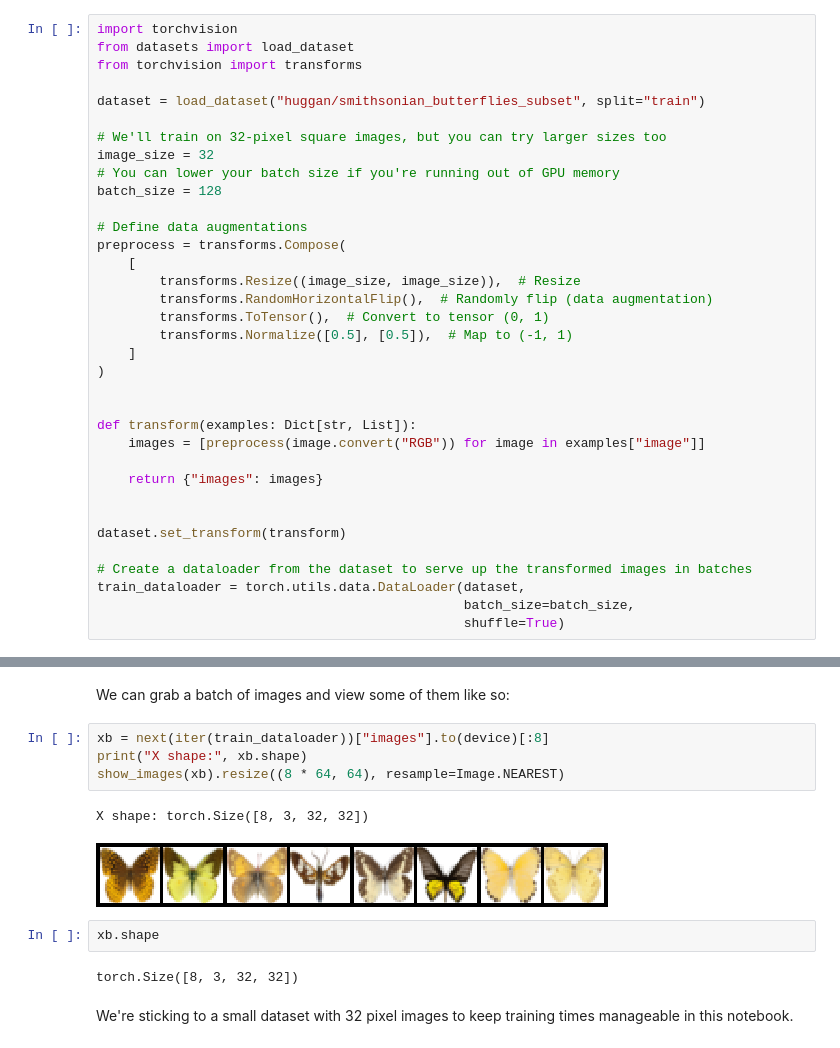
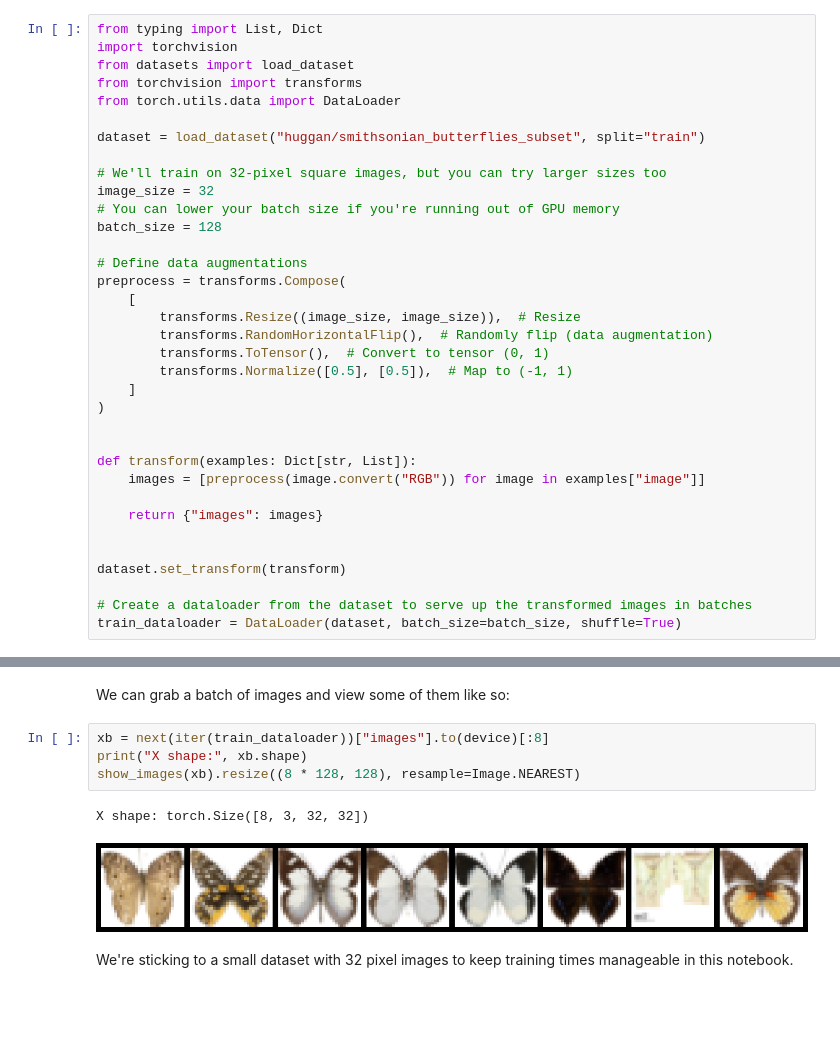
Before and after one commit to matteopilotto/diffusion-models-class, a Jupyter notebook: unit1/01_introduction_to_diffusers.ipynb, the cells around one changed output, grey strips where cells are left out. Drawn from its saved outputs; the diff is of its cells as text; blank space fills up the shorter version.

```diff
--- a/unit1/01_introduction_to_diffusers.ipynb
+++ b/unit1/01_introduction_to_diffusers.ipynb
@@ -187,7 +169,9 @@ from typing import List, Dict
 # %%
+from typing import List, Dict
 import torchvision
 from datasets import load_dataset
 from torchvision import transforms
+from torch.utils.data import DataLoader
 
 dataset = load_dataset("huggan/smithsonian_butterflies_subset", split="train")
 
@@ -216,8 +200,6 @@ def transform(examples: Dict[str, List]):
 dataset.set_transform(transform)
 
 # Create a dataloader from the dataset to serve up the transformed images in batches
-train_dataloader = torch.utils.data.DataLoader(dataset,
-                                               batch_size=batch_size,
-                                               shuffle=True)
+train_dataloader = DataLoader(dataset, batch_size=batch_size, shuffle=True)
 # %% [output]
 Using custom data configuration huggan--smithsonian_butterflies_subset-dca27cc6049931aa
@@ -228,14 +209,10 @@ We can grab a batch of images and view some of them like so:
 # %%
 xb = next(iter(train_dataloader))["images"].to(device)[:8]
 print("X shape:", xb.shape)
-show_images(xb).resize((8 * 64, 64), resample=Image.NEAREST)
+show_images(xb).resize((8 * 128, 128), resample=Image.NEAREST)
 # %% [output]
 X shape: torch.Size([8, 3, 32, 32])
-[figure, old version]
+[figure, new version]
-# %%
-xb.shape
-# %% [output]
-torch.Size([8, 3, 32, 32])
 # %% [markdown]
 We're sticking to a small dataset with 32 pixel images to keep training times manageable in this notebook.
 # %% [markdown]
```
Also changed, not shown: parts of 30 cells of this notebook.
